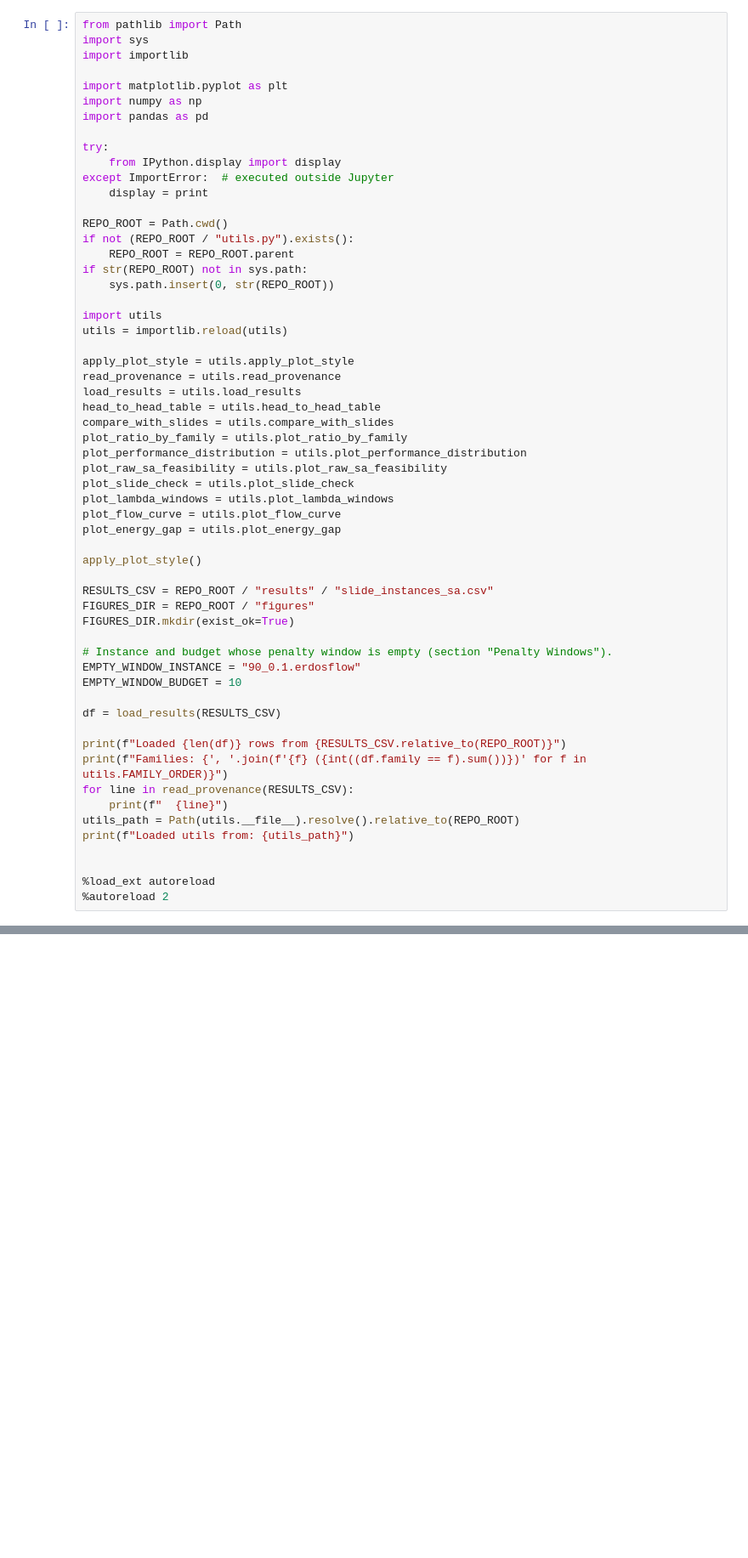
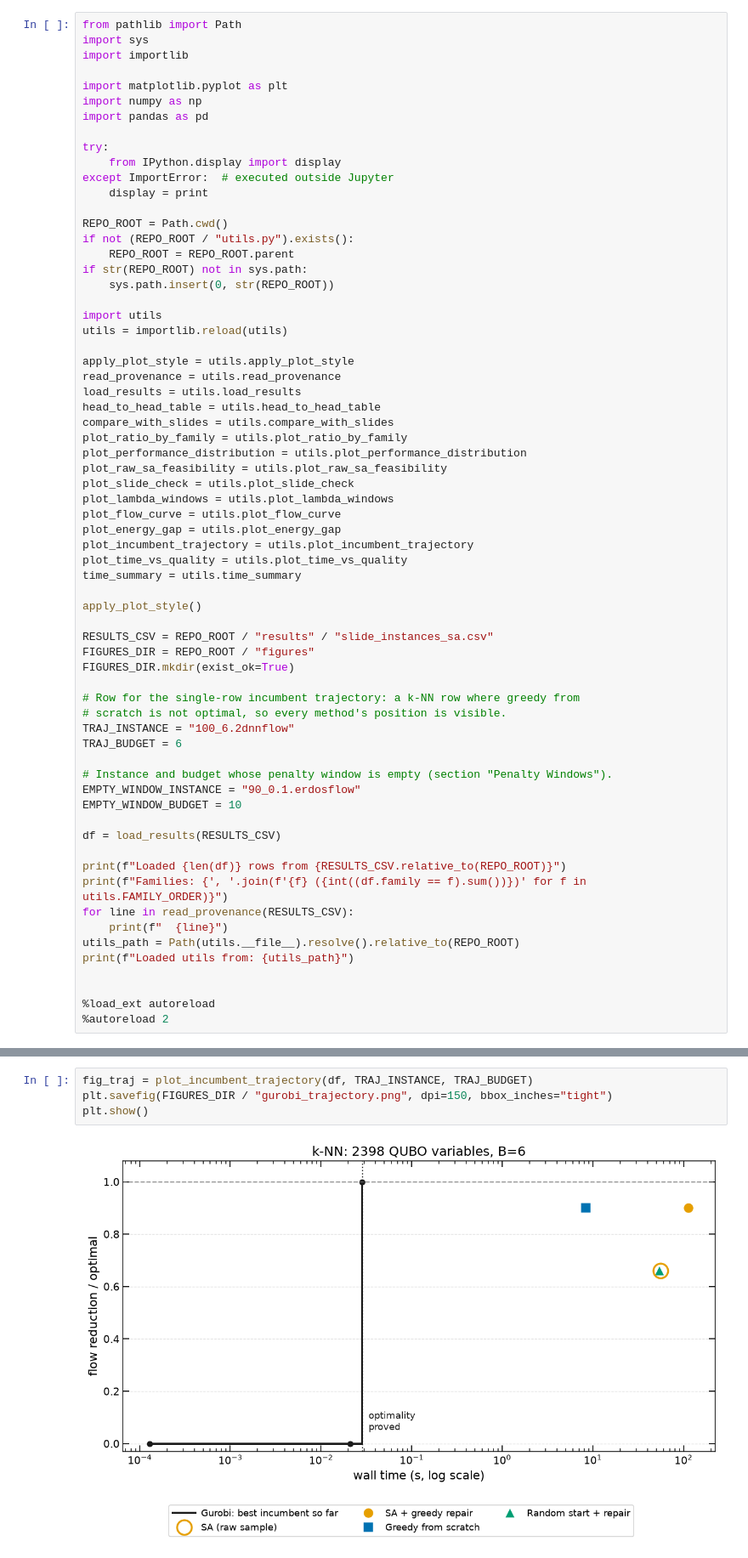
Before and after one commit to SECQUOIA/Network-Interdiction, a Jupyter notebook: notebooks/analysis.ipynb, the cells around one changed output, grey strips where cells are left out. Shown at 85% size. Drawn from its saved outputs; the diff is of its cells as text; blank space fills up the shorter version.

```diff
--- a/notebooks/analysis.ipynb
+++ b/notebooks/analysis.ipynb
@@ -46,12 +47,20 @@ plot_slide_check = utils.plot_slide_check
 plot_lambda_windows = utils.plot_lambda_windows
 plot_flow_curve = utils.plot_flow_curve
 plot_energy_gap = utils.plot_energy_gap
+plot_incumbent_trajectory = utils.plot_incumbent_trajectory
+plot_time_vs_quality = utils.plot_time_vs_quality
+time_summary = utils.time_summary
 
 apply_plot_style()
 
 RESULTS_CSV = REPO_ROOT / "results" / "slide_instances_sa.csv"
 FIGURES_DIR = REPO_ROOT / "figures"
 FIGURES_DIR.mkdir(exist_ok=True)
+
+# Row for the single-row incumbent trajectory: a k-NN row where greedy from
+# scratch is not optimal, so every method's position is visible.
+TRAJ_INSTANCE = "100_6.2dnnflow"
+TRAJ_BUDGET = 6
 
 # Instance and budget whose penalty window is empty (section "Penalty Windows").
 EMPTY_WINDOW_INSTANCE = "90_0.1.erdosflow"
@@ -134,0 +162,6 @@ Greedy from scratch is optimal on 19 of 27 rows (including the empty-window row)
+# %%
+fig_traj = plot_incumbent_trajectory(df, TRAJ_INSTANCE, TRAJ_BUDGET)
+plt.savefig(FIGURES_DIR / "gurobi_trajectory.png", dpi=150, bbox_inches="tight")
+plt.show()
+# %% [output]
+[figure, added]
```
Also changed, not shown: parts of 17 cells of this notebook, 12 other files.
